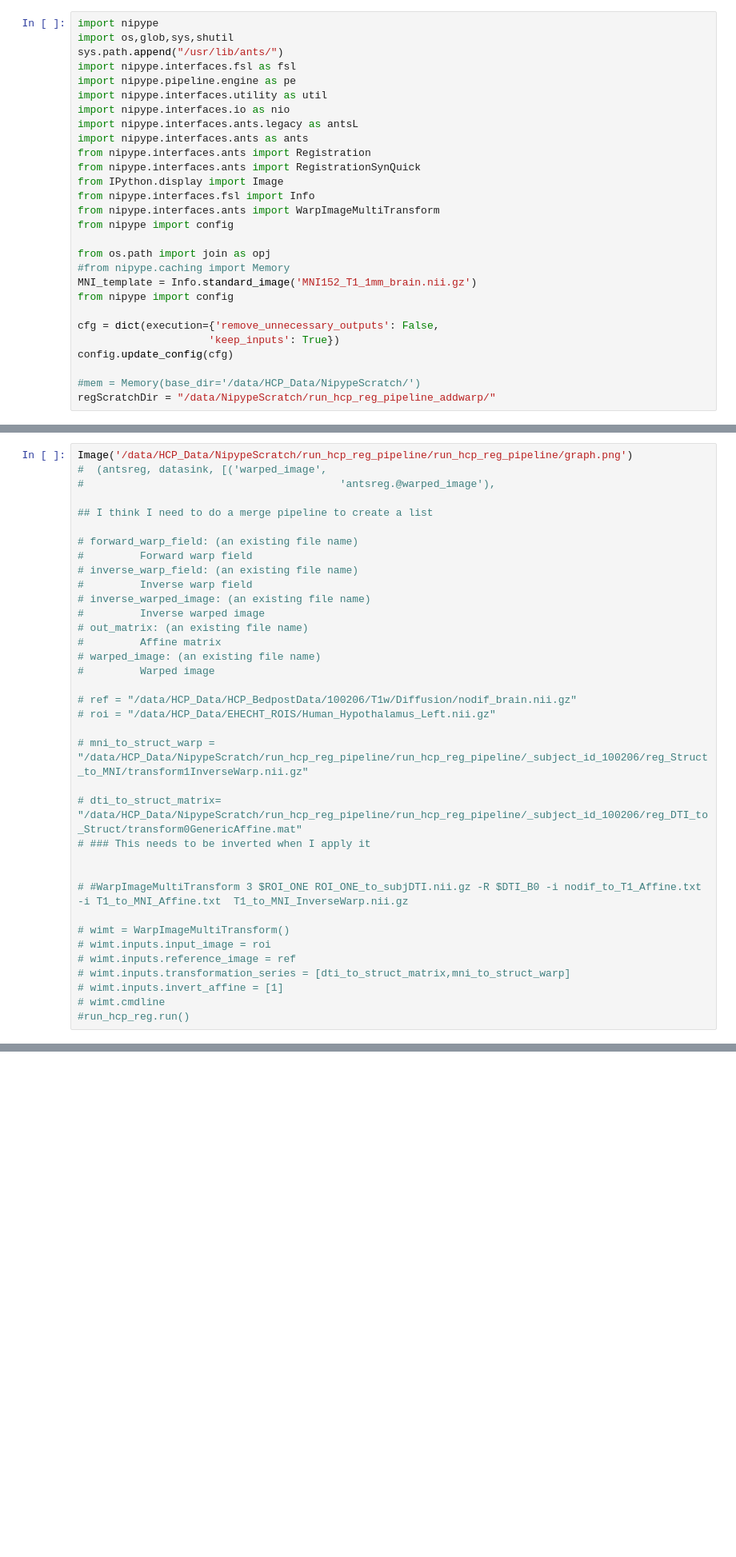
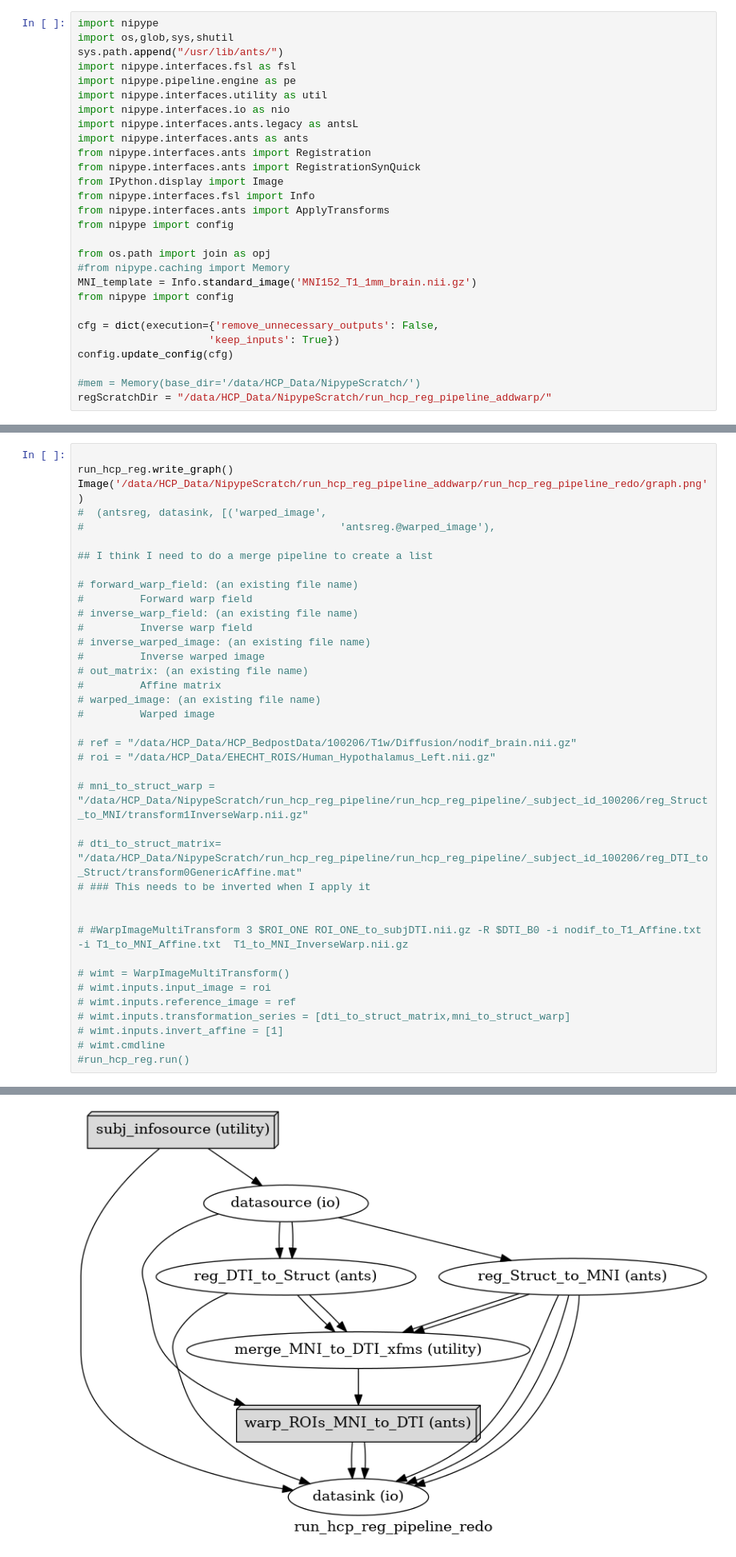
Before and after one commit to dgutman/GutmanLabNipypeWorkflows, a Jupyter notebook: HCP_Pipelines/RunHCP_Registration-Pipeline_wWarp.ipynb, the cells around one changed output, grey strips where cells are left out. Shown at 80% size. Saved outputs shown, nothing was run; the diff lists cells and outputs as text; blank space fills up the shorter version.

Commit message:
changing syntax to use AntsApplyTransform instead of WarpImageMultiTransform

```diff
--- a/HCP_Pipelines/RunHCP_Registration-Pipeline_wWarp.ipynb
+++ b/HCP_Pipelines/RunHCP_Registration-Pipeline_wWarp.ipynb
@@ -12,7 +12,7 @@ from nipype.interfaces.ants import Registration
 from nipype.interfaces.ants import RegistrationSynQuick
 from IPython.display import Image
 from nipype.interfaces.fsl import Info
-from nipype.interfaces.ants import WarpImageMultiTransform
+from nipype.interfaces.ants import ApplyTransforms
 from nipype import config
 
 from os.path import join as opj
@@ -25,7 +25,7 @@ cfg = dict(execution={'remove_unnecessary_outputs': False,
 config.update_config(cfg)
 
 #mem = Memory(base_dir='/data/HCP_Data/NipypeScratch/')
-regScratchDir = "/data/NipypeScratch/run_hcp_reg_pipeline_addwarp/"
+regScratchDir = "/data/HCP_Data/NipypeScratch/run_hcp_reg_pipeline_addwarp/"
 # %%
 # """
 # Setup for DataGrabber inputs needed for the registration pipeline; This is using the freesurfer nodif and t1 masks
@@ -163,5 +191,7 @@ KeyboardInterrupt:
 # %%
-Image('/data/HCP_Data/NipypeScratch/run_hcp_reg_pipeline/run_hcp_reg_pipeline/graph.png')
+
+run_hcp_reg.write_graph()
+Image('/data/HCP_Data/NipypeScratch/run_hcp_reg_pipeline_addwarp/run_hcp_reg_pipeline_redo/graph.png')
 #  (antsreg, datasink, [('warped_image',
 #                                         'antsreg.@warped_image'),
 
@@ -196,3 +226,4 @@ Image('/data/HCP_Data/NipypeScratch/run_hcp_reg_pipeline/run_hcp_reg_pipeline/gr
 # wimt.inputs.invert_affine = [1]
 # wimt.cmdline
 #run_hcp_reg.run()
+# %% [output]
@@ -199,3 +232,4 @@ Image('/data/HCP_Data/NipypeScratch/run_hcp_reg_pipeline/run_hcp_reg_pipeline/gr
+[figure, added]
 # %%
 ref = "/data/HCP_Data/HCP_BedpostData/100206/T1w/Diffusion/nodif_brain.nii.gz"
 roi = "/data/HCP_Data/EHECHT_ROIS/Human_Hypothalamus_Left.nii.gz"
```
Also changed, not shown: parts of 5 cells of this notebook, 2 other files.
